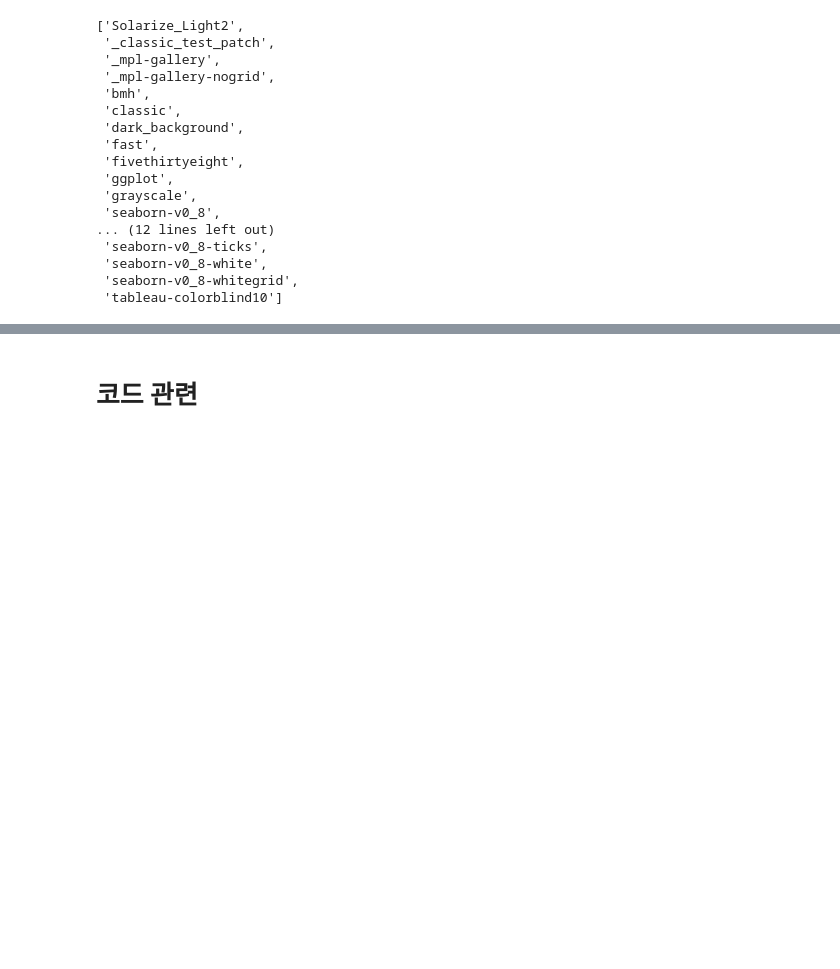
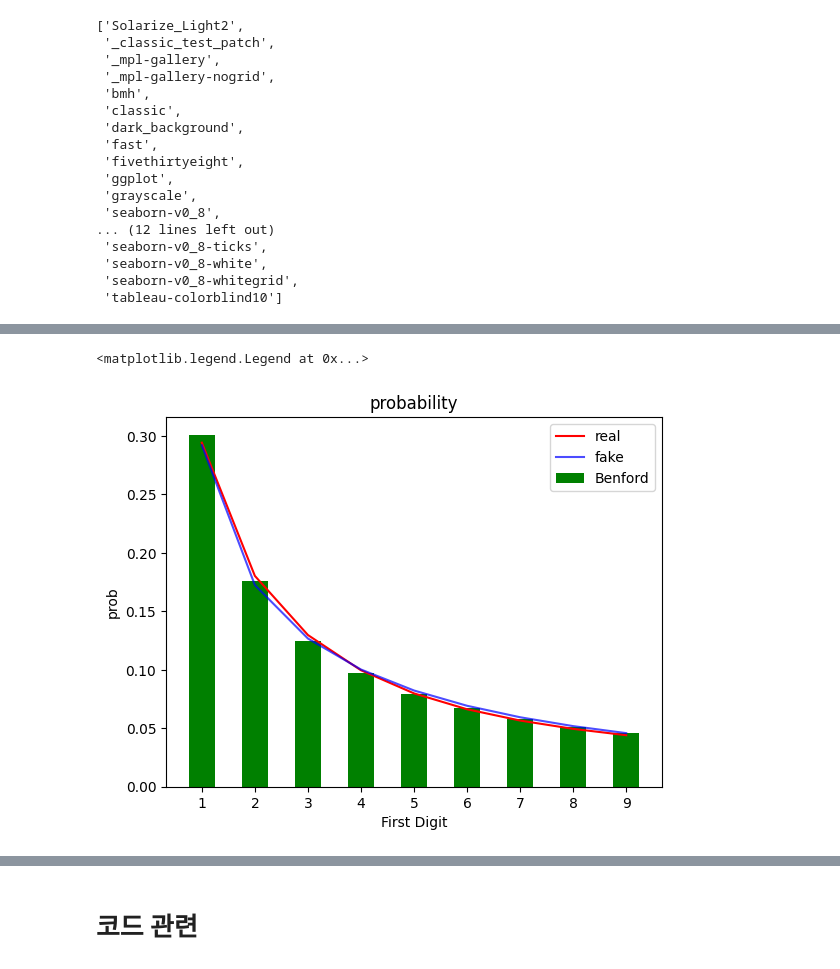
Before and after one commit to 45-5DC/kusw_project2, a Jupyter notebook: benford/benford_train.ipynb, the cells around one changed output, grey strips where cells are left out. Cells and saved outputs as stored; diff of their text form; code cells hidden in the pictures; blank space fills up the shorter version.

```diff
--- a/benford/benford_train.ipynb
+++ b/benford/benford_train.ipynb
@@ -71,14 +83,19 @@ for r, m in zip(x_train[y_train == 0], x_train[y_train == 1]):
 real_mean = x_train[y_train == 0].mean(axis=0)
 fake_mean = x_train[y_train == 1].mean(axis=0)
 # %%
+# plt.figure(figsize=(5, 5))
 x = np.arange(1, 10)
 benford = np.log10(1 + 1 / x)
 
-plt.ylabel("prob")
-plt.xlabel("First Digit")
+plt.ylabel("prob", )
+plt.xlabel("First Digit", )
 plt.xticks(x)
-plt.bar(x, benford,width=0.5)
-plt.plot(x, real_mean, color='green', alpha=1, label="real")
-plt.plot(x, fake_mean, color='red', alpha=0.7, label="fake")
+plt.bar(x, benford,width=0.5, color='green', label='Benford')
+plt.plot(x, real_mean , alpha=1, label="real", color='red')
+plt.plot(x, fake_mean, alpha=0.7, label="fake", color='blue')
+plt.title("probability",)
 plt.legend()
+# %% [output]
+<matplotlib.legend.Legend at 0x...>
+[figure, added]
 # %%
```
Also changed, not shown: parts of 31 cells of this notebook, 6 other files.
